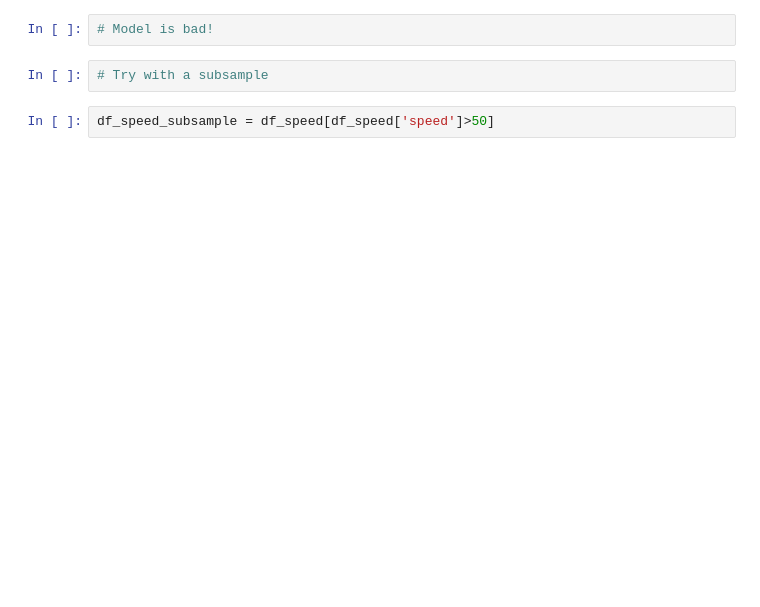
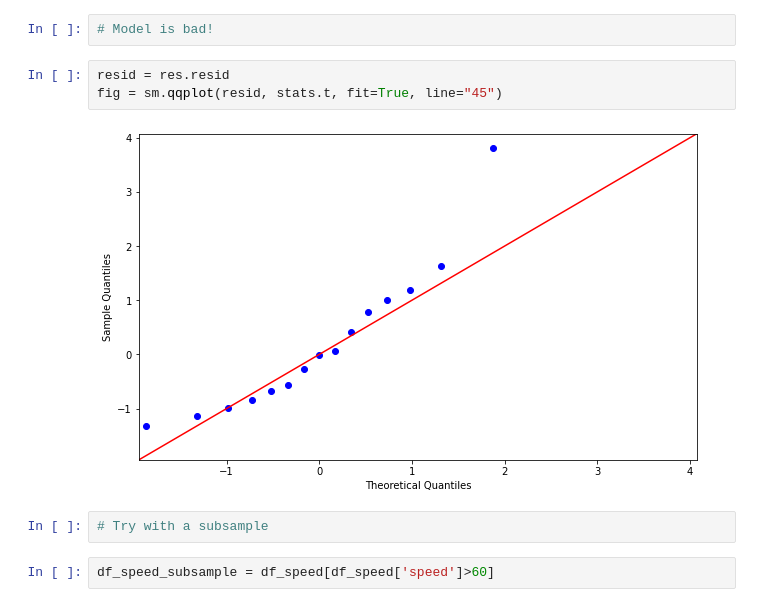
Before and after one commit to miquelcamprodon/sme-materials, a Jupyter notebook: 06-LinearModel.ipynb, the cells around one changed output. Drawn from its saved outputs; the diff is of its cells as text; blank space fills up the shorter version.

```diff
--- a/06-LinearModel.ipynb
+++ b/06-LinearModel.ipynb
@@ -341,10 +362,15 @@ Notes:
 [1] Standard Errors assume that the covariance matrix of the errors is correctly specified.
 # %%
 # Model is bad!
+# %%
+resid = res.resid
+fig = sm.qqplot(resid, stats.t, fit=True, line="45")
+# %% [output]
+[figure, added]
 # %%
 # Try with a subsample
 # %%
-df_speed_subsample = df_speed[df_speed['speed']>50]
+df_speed_subsample = df_speed[df_speed['speed']>60]
 # %%
 plt.scatter(df_speed_subsample['speed'],df_speed_subsample['fuel'])
 # %% [output]
```
Also changed, not shown: parts of 12 cells of this notebook, 3 other files.
